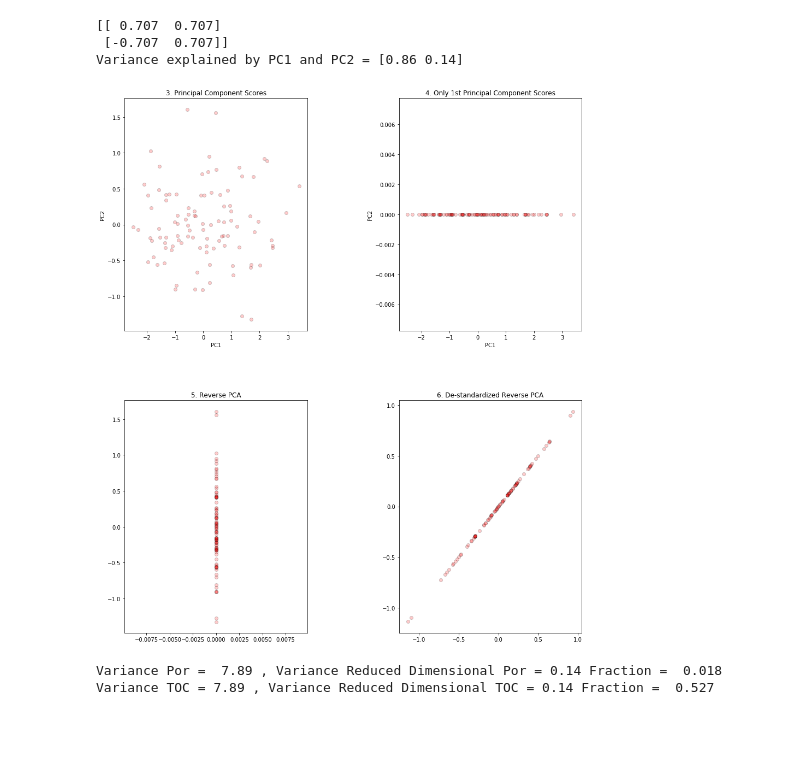
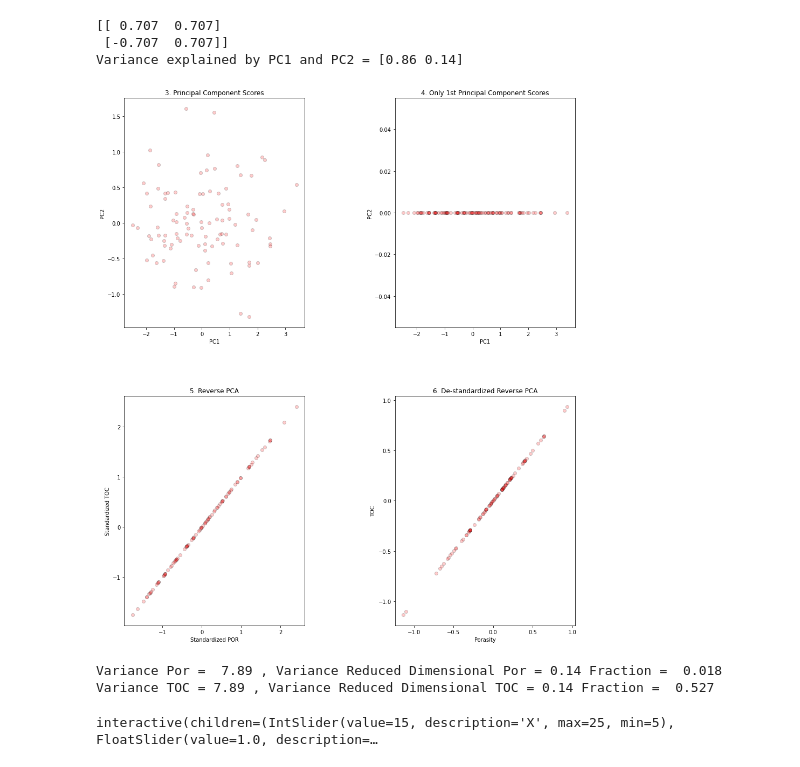
Before and after one commit to arhamjunaid8/PCA, a Jupyter notebook: Interactive PCA.ipynb, the cells around one changed output. Saved outputs shown, nothing was run; the diff lists cells and outputs as text; code cells hidden in the pictures; blank space fills up the shorter version.

```diff
--- a/Interactive PCA.ipynb
+++ b/Interactive PCA.ipynb
@@ -80,7 +77,9 @@ my_data_por_perm = df[["Por","TOC"]]                # extract just por and logpe
 my_data_por_perm =my_data_por_perm.iloc[0:100]
 features = ['Por','TOC']
 x = my_data_por_perm.loc[:,features].values
-x = StandardScaler().fit_transform(x)                     # standardize the data features to mean = 0, var = 1.0
+s = StandardScaler()
+s.fit(x)
+x = s.transform(x)                     # standardize the data features to mean = 0, var = 1.0
 # %%
 global xdata
 global ydata
@@ -130,37 +125,40 @@ f.subplots_adjust(wspace=0.5,hspace = 0.3)
 # ax201.set_xlabel(column1); ax201.set_ylabel(column2)
 mu = np.mean(x, axis=0)
 sd = np.std(x, axis=0)
-x_stand = StandardScaler().fit_transform(x)                     # standardize the data features to mean = 0, var = 1.0
+x_stand = StandardScaler().fit_transform(data)                     # standardize the data features to mean = 0, var = 1.0
 
 # ax202.scatter(x[:,0],x[:,1], s=None, c="red", marker=None, cmap=None, norm=None, vmin=None, vmax=None, alpha=0.2, linewidths=1.0, verts=None, edgecolors="black")
 # ax202.set_title('2. Standardized '+column2+' vs. '+column1); ax202.set_xlabel('Standardized '+column1); ax202.set_ylabel('Standardized '+column2)
 nComp = 1
 
 n_components = 2                                          # build principal component model with 2 components
 pca = PCA(n_components=n_components)
 pca.fit(data)
 
 x_trans = pca.transform(data)                                # calculate principal component scores
 ax203.scatter(x_trans[:,0],x_trans[:,1],s=None, c="red", marker=None, cmap=None, norm=None, vmin=None, vmax=None, alpha=0.2, linewidths=1.0, verts=None, edgecolors="black")
 ax203.set_title('3. Principal Component Scores'); ax203.set_xlabel('PC1'); ax203.set_ylabel('PC2')
 xtrans2 = x_trans.copy()
 x_trans[:,1] = 0.0                                         # zero / remove the 2nd principal component
 
 ax204.scatter(x_trans[:,0],x_trans[:,1],s=None, c="red", marker=None, cmap=None, norm=None, vmin=None, vmax=None, alpha=0.2, linewidths=1.0, verts=None, edgecolors="black")
 ax204.set_title('4. Only 1st Principal Component Scores'); ax204.set_xlabel('PC1'); ax204.set_ylabel('PC2')
 xtrans2[:,0] = 0
 
-# xhat = pca.inverse_transform(x_trans)                             # reverse the principal component scores to standardized values
-ax205.scatter(xtrans2[:,0],xtrans2[:,1],s=None, c="red", marker=None, cmap=None, norm=None, vmin=None, vmax=None, alpha=0.2, linewidths=1.0, verts=None, edgecolors="black")
+xhat = pca.inverse_transform(x_trans)                             # reverse the principal component scores to standardized values
+ax205.scatter(xhat[:,0],xhat[:,1],s=None, c="red", marker=None, cmap=None, norm=None, vmin=None, vmax=None, alpha=0.2, linewidths=1.0, verts=None, edgecolors="black")
 ax205.set_title('5. Reverse PCA');
+ax205.set_xlabel('Standardized POR'); ax205.set_ylabel('Standardized TOC')
 
 xhat = np.dot(pca.inverse_transform(data)[:,:nComp], pca.components_[:nComp,:])
 xhat = sd*xhat + mu                                       # remove the standardization
 
 
 ax206.scatter(xhat[:,0],xhat[:,1],s=None, c="red", marker=None, cmap=None, norm=None, vmin=None, vmax=None, alpha=0.2, linewidths=1.0, verts=None, edgecolors="black")
 ax206.set_title('6. De-standardized Reverse PCA');
+ax206.set_xlabel('Porosity'); ax206.set_ylabel('TOC')
+
 
 plt.show()
 # %% [output]
-[figure, old version]
+[figure, new version]
@@ -175,4 +233,8 @@ print('Variance '+'TOC'+' =',np.round(var_por,3),', Variance Reduced Dimensional
 # %% [output]
 Variance Por =  7.89 , Variance Reduced Dimensional Por = 0.14 Fraction =  0.018
 Variance TOC = 7.89 , Variance Reduced Dimensional TOC = 0.14 Fraction =  0.527
+# %%
+interactive_output
+# %% [output]
+interactive(children=(IntSlider(value=15, description='X', max=25, min=5), FloatSlider(value=1.0, description=…
 # %%
```
Also changed, not shown: parts of 9 cells of this notebook, 2 other files.
